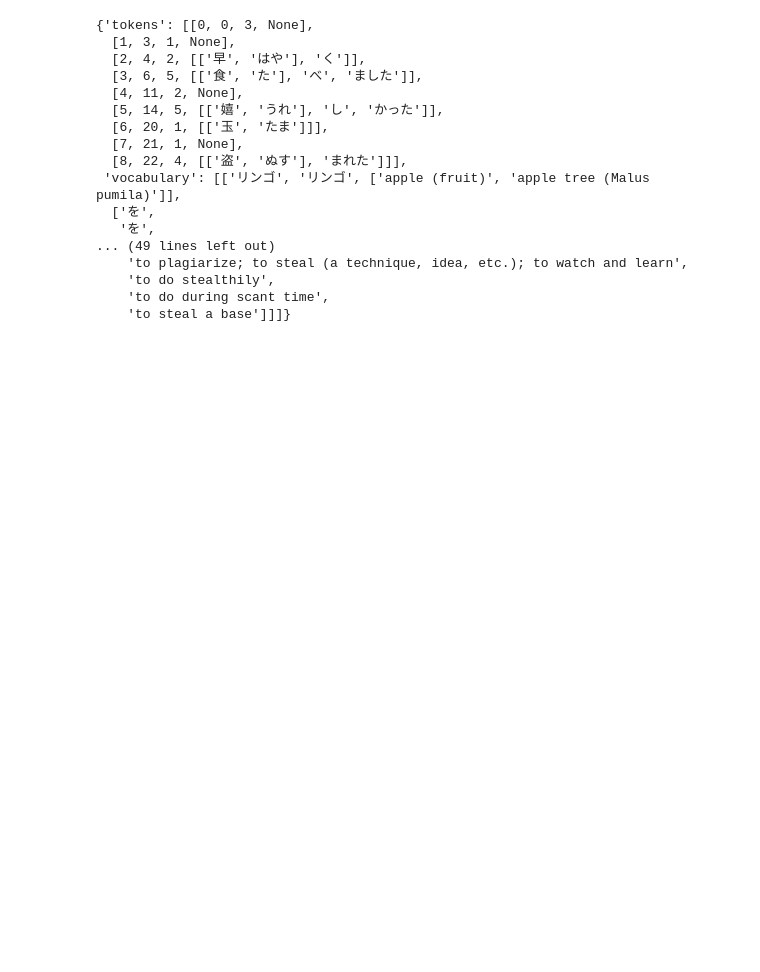
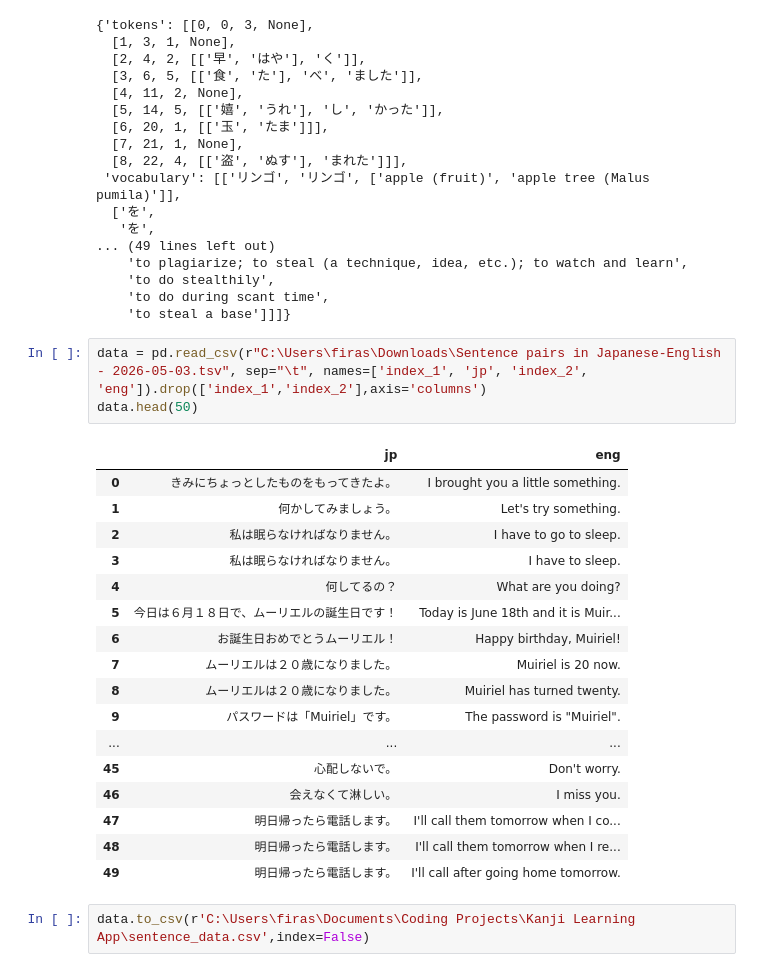
Before and after one commit to Toppat1/kanji-learning-app, a Jupyter notebook: test.ipynb, the cells around one changed output. Saved outputs shown, nothing was run; the diff lists cells and outputs as text; blank space fills up the shorter version.

Commit message:
Uploaded sentence data for curated user reviews

```diff
--- a/test.ipynb
+++ b/test.ipynb
@@ -92,3 +92,26 @@ response
     'to do stealthily',
     'to do during scant time',
     'to steal a base']]]}
+# %%
+data = pd.read_csv(r"C:\Users\firas\Downloads\Sentence pairs in Japanese-English - 2026-05-03.tsv", sep="\t", names=['index_1', 'jp', 'index_2', 'eng']).drop(['index_1','index_2'],axis='columns')
+data.head(50)
+# %% [output]
+|  | jp | eng |
+| 0 | きみにちょっとしたものをもってきたよ。 | I brought you a little something. |
+| 1 | 何かしてみましょう。 | Let's try something. |
+| 2 | 私は眠らなければなりません。 | I have to go to sleep. |
+| 3 | 私は眠らなければなりません。 | I have to sleep. |
+| 4 | 何してるの？ | What are you doing? |
+| 5 | 今日は６月１８日で、ムーリエルの誕生日です！ | Today is June 18th and it is Muir... |
+| 6 | お誕生日おめでとうムーリエル！ | Happy birthday, Muiriel! |
+| 7 | ムーリエルは２０歳になりました。 | Muiriel is 20 now. |
+| 8 | ムーリエルは２０歳になりました。 | Muiriel has turned twenty. |
+| 9 | パスワードは「Muiriel」です。 | The password is "Muiriel". |
+| ... | ... | ... |
+| 45 | 心配しないで。 | Don't worry. |
+| 46 | 会えなくて淋しい。 | I miss you. |
+| 47 | 明日帰ったら電話します。 | I'll call them tomorrow when I co... |
+| 48 | 明日帰ったら電話します。 | I'll call them tomorrow when I re... |
+| 49 | 明日帰ったら電話します。 | I'll call after going home tomorrow. |
+# %%
+data.to_csv(r'C:\Users\firas\Documents\Coding Projects\Kanji Learning App\sentence_data.csv',index=False)
```
Also changed, not shown: 2 other files.
